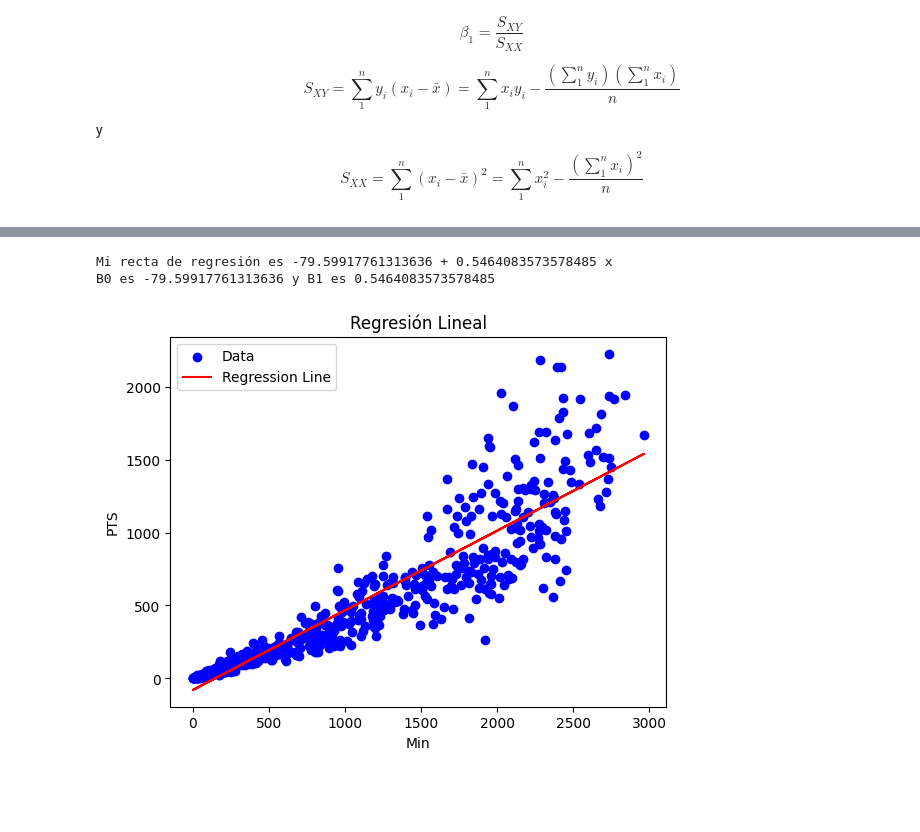
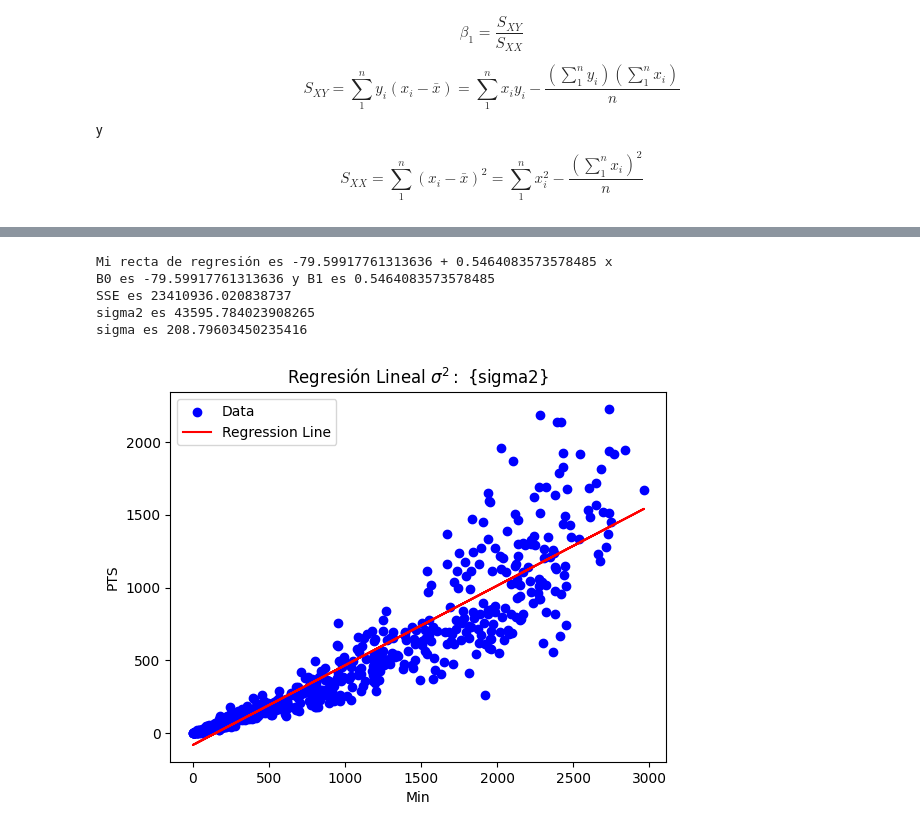
Before and after one commit to LauraCD2/23_nba, a Jupyter notebook: RegresionLineal.ipynb, the cells around one changed output, grey strips where cells are left out. Saved outputs shown, nothing was run; the diff lists cells and outputs as text; code cells hidden in the pictures; blank space fills up the shorter version.

Commit message:
Regresion completa

```diff
--- a/RegresionLineal.ipynb
+++ b/RegresionLineal.ipynb
@@ -135,31 +120,29 @@ y_column = 'PTS'
 # %%
-# x Tasa fecundidad gral
-# y =Tasa Natalidad
-
 try:
   x = df[x_column].astype(float)
   y = df[y_column].astype(float)
 
-  # Call the regression function with your x and y data
-  B0, B1, y_estimados = regresion(x, y)
+  B0, B1, y_estimados, SSE, sigma2, sigma = reg3(x, y)
 
-  # Plot the data and the regression line (optional)
   plt.scatter(x, y, color='blue', label='Data')
   plt.plot(x, y_estimados, color='red', label='Regression Line')
   plt.xlabel(x_column)
   plt.ylabel(y_column)
-  plt.title('Regresión Lineal')
+  plt.title('Regresión Lineal $\sigma^2:$ {sigma2}')
   plt.legend()
   plt.show()
 
 except KeyError as e:
   print(f"Error: Column not found in DataFrame: {e}")
 except Exception as e:
   print(f"Error processing data: {e}")
 # %% [output]
 Mi recta de regresión es -79.59917761313636 + 0.5464083573578485 x
 B0 es -79.59917761313636 y B1 es 0.5464083573578485
+SSE es 23410936.020838737
+sigma2 es 43595.784023908265
+sigma es 208.79603450235416
-[figure, old version]
+[figure, new version]
 # %%
 plt.boxplot(x, vert=False)
 plt.title('Comportamiento de la variable x')
```
Also changed, not shown: parts of 19 cells of this notebook.
